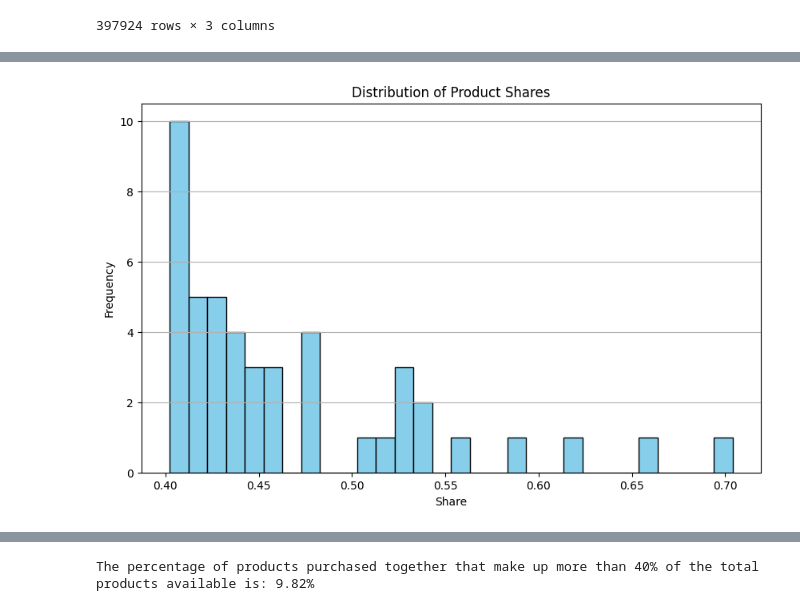
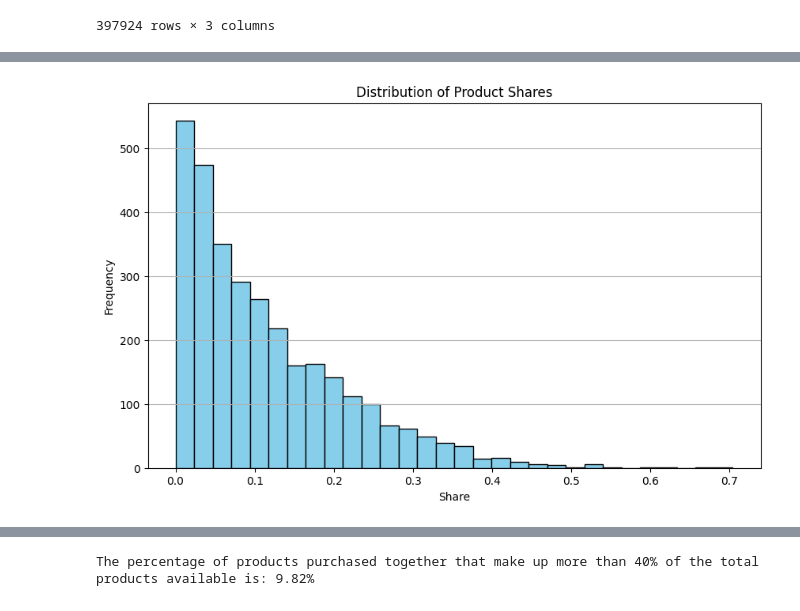
Before and after one commit to DEISI-ULHT-TFC-2023-24/TFC-DEISEI64-E-Commerce, a Jupyter notebook: Queries.ipynb, the cells around one changed output, grey strips where cells are left out. Cells and saved outputs as stored; diff of their text form; code cells hidden in the pictures.

Commit message:
Changed a graphic of distribution of product shares and removed duplicates from a specific dataframe

```diff
--- a/Queries.ipynb
+++ b/Queries.ipynb
@@ -487,19 +487,16 @@ print(filtered_result_df_pp)
 
 [224797 rows x 3 columns]
 # %%
-# Filter product_counts to include only products with share > 0.4
-filtered_products = product_counts[product_counts['Share'] > 0.4]
-
 # Plot histogram
 plt.figure(figsize=(10, 6))
-plt.hist(filtered_products['Share'], bins=30, color='skyblue', edgecolor='black')
+plt.hist(product_counts['Share'], bins=30, color='skyblue', edgecolor='black')
 plt.title('Distribution of Product Shares')
 plt.xlabel('Share')
 plt.ylabel('Frequency')
 plt.grid(axis='y')
 plt.show()
 # %% [output]
-[figure, old version]
+[figure, new version]
 # %%
 #Creating a DataFrame containing Descriptions and StockCode columns
 product_descriptions = filtered_data_stockcode[['StockCode', 'Description']]
```
Also changed, not shown: parts of 2 cells of this notebook, 2 other files.
